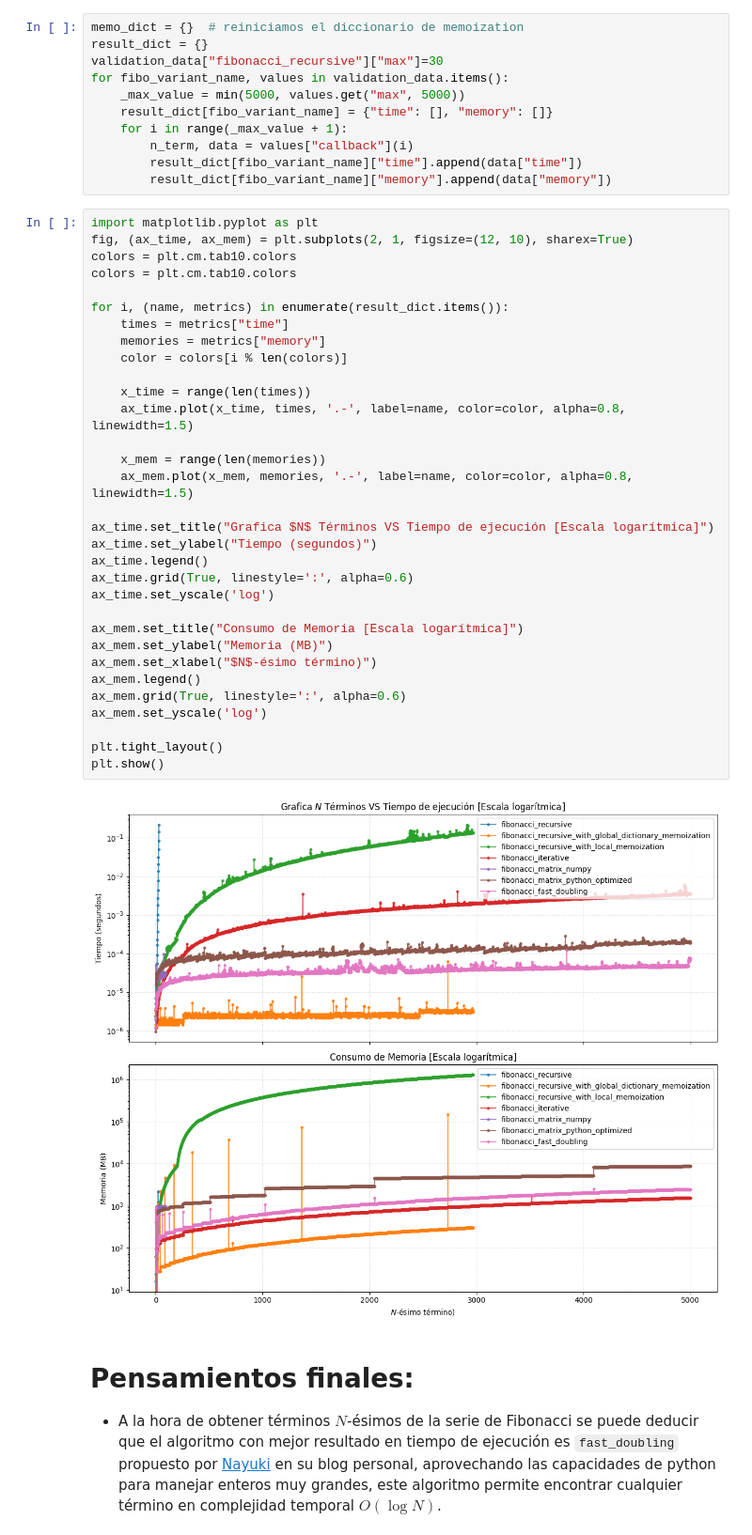
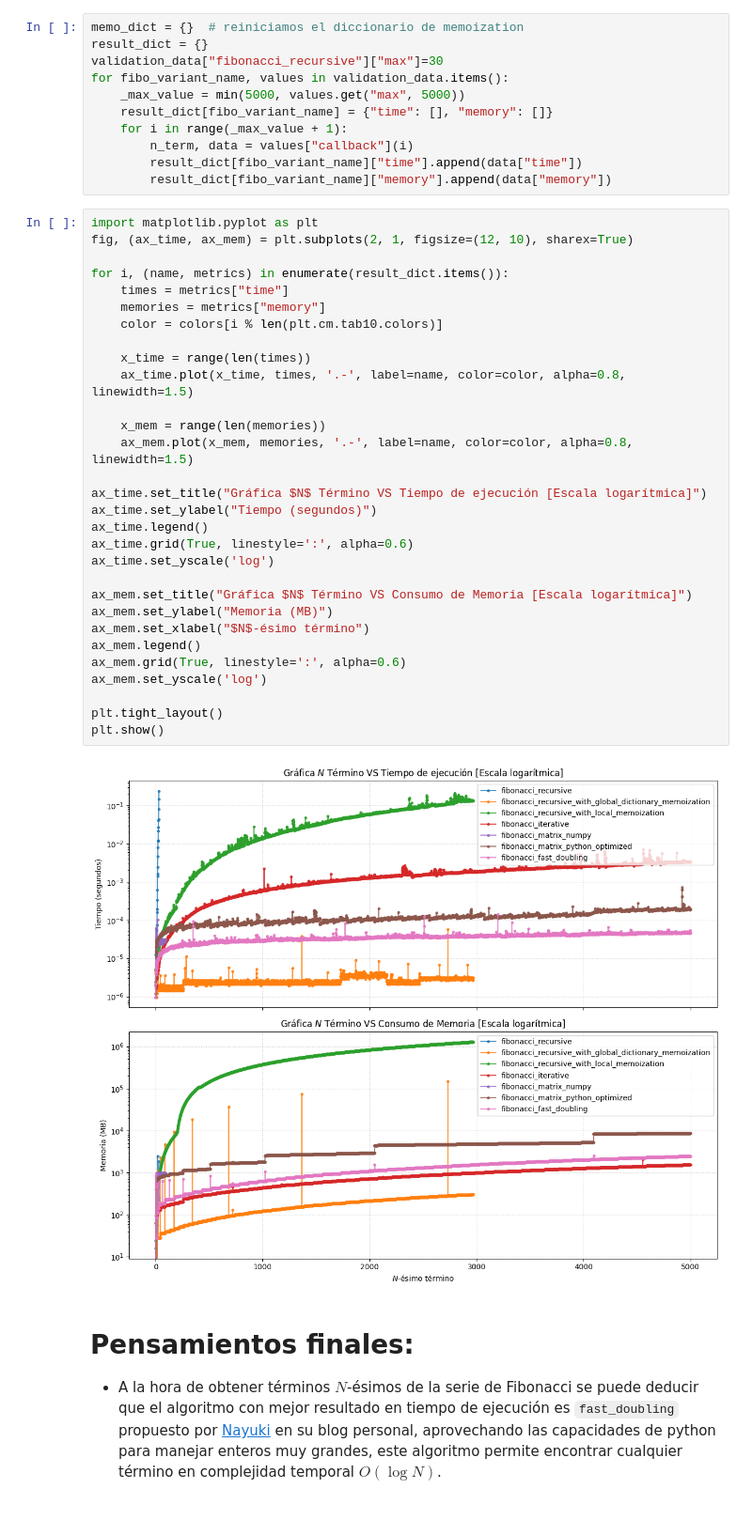
Before and after one commit to carlosbravo1408/03MIAR-Algoritmos-de-Optimizacion-2025, a Jupyter notebook: SecuenciaDeFibonacci.ipynb, the cells around one changed output. Shown at 94% size. Saved outputs shown, nothing was run; the diff lists cells and outputs as text.

```diff
--- a/SecuenciaDeFibonacci.ipynb
+++ b/SecuenciaDeFibonacci.ipynb
@@ -403,37 +410,35 @@ for fibo_variant_name, values in validation_data.items():
 # %%
 import matplotlib.pyplot as plt
 fig, (ax_time, ax_mem) = plt.subplots(2, 1, figsize=(12, 10), sharex=True)
-colors = plt.cm.tab10.colors
-colors = plt.cm.tab10.colors
 
 for i, (name, metrics) in enumerate(result_dict.items()):
     times = metrics["time"]
     memories = metrics["memory"]
-    color = colors[i % len(colors)]
+    color = colors[i % len(plt.cm.tab10.colors)]
 
     x_time = range(len(times))
     ax_time.plot(x_time, times, '.-', label=name, color=color, alpha=0.8, linewidth=1.5)
 
     x_mem = range(len(memories))
     ax_mem.plot(x_mem, memories, '.-', label=name, color=color, alpha=0.8, linewidth=1.5)
 
-ax_time.set_title("Grafica $N$ Términos VS Tiempo de ejecución [Escala logarítmica]")
+ax_time.set_title("Gráfica $N$ Término VS Tiempo de ejecución [Escala logarítmica]")
 ax_time.set_ylabel("Tiempo (segundos)")
 ax_time.legend()
 ax_time.grid(True, linestyle=':', alpha=0.6)
 ax_time.set_yscale('log')
 
-ax_mem.set_title("Consumo de Memoria [Escala logarítmica]")
+ax_mem.set_title("Gráfica $N$ Término VS Consumo de Memoria [Escala logarítmica]")
 ax_mem.set_ylabel("Memoria (MB)")
-ax_mem.set_xlabel("$N$-ésimo término)")
+ax_mem.set_xlabel("$N$-ésimo término")
 ax_mem.legend()
 ax_mem.grid(True, linestyle=':', alpha=0.6)
 ax_mem.set_yscale('log')
 
 plt.tight_layout()
 plt.show()
 # %% [output]
-[figure, old version]
+[figure, new version]
 # %% [markdown]
 # Pensamientos finales:
 * A la hora de obtener términos $N$-ésimos de la serie de Fibonacci se puede deducir que el algoritmo con mejor resultado en tiempo de ejecución es `fast_doubling` propuesto por [Nayuki](https://www.nayuki.io/page/fast-fibonacci-algorithms) en su blog personal, aprovechando las capacidades de python para manejar enteros muy grandes, este algoritmo permite encontrar cualquier término en complejidad temporal $O(\log N)$.
```
Also changed, not shown: parts of 19 cells of this notebook.
